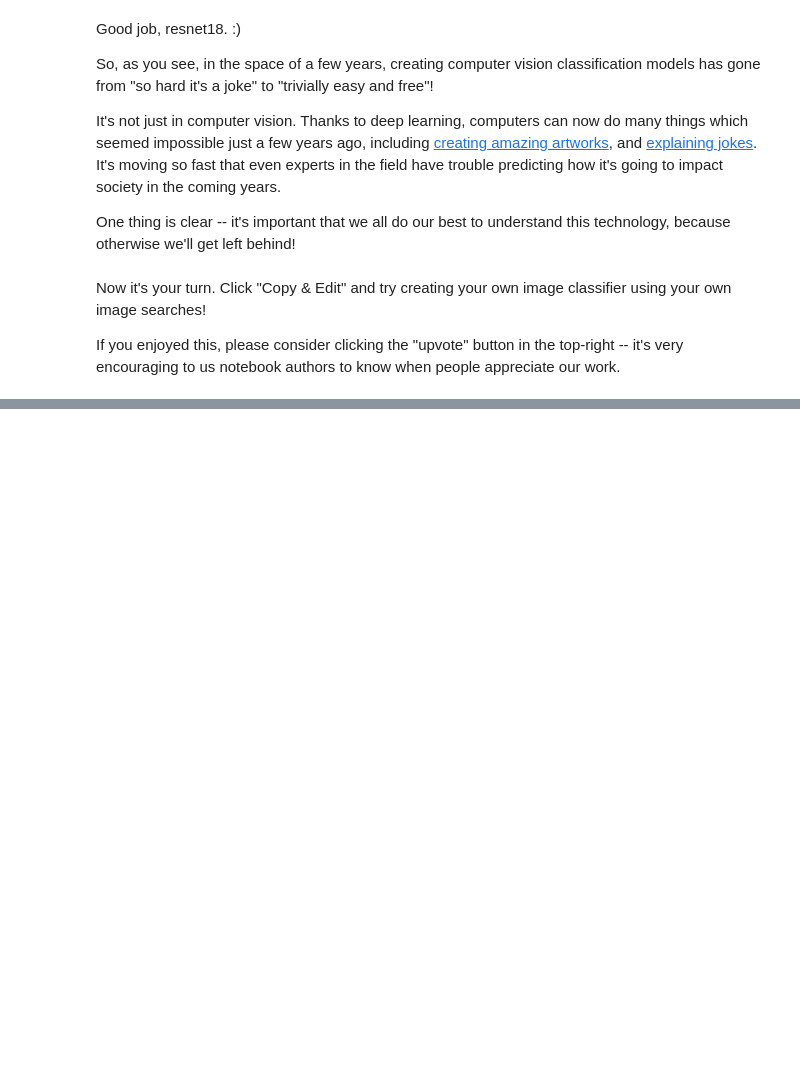
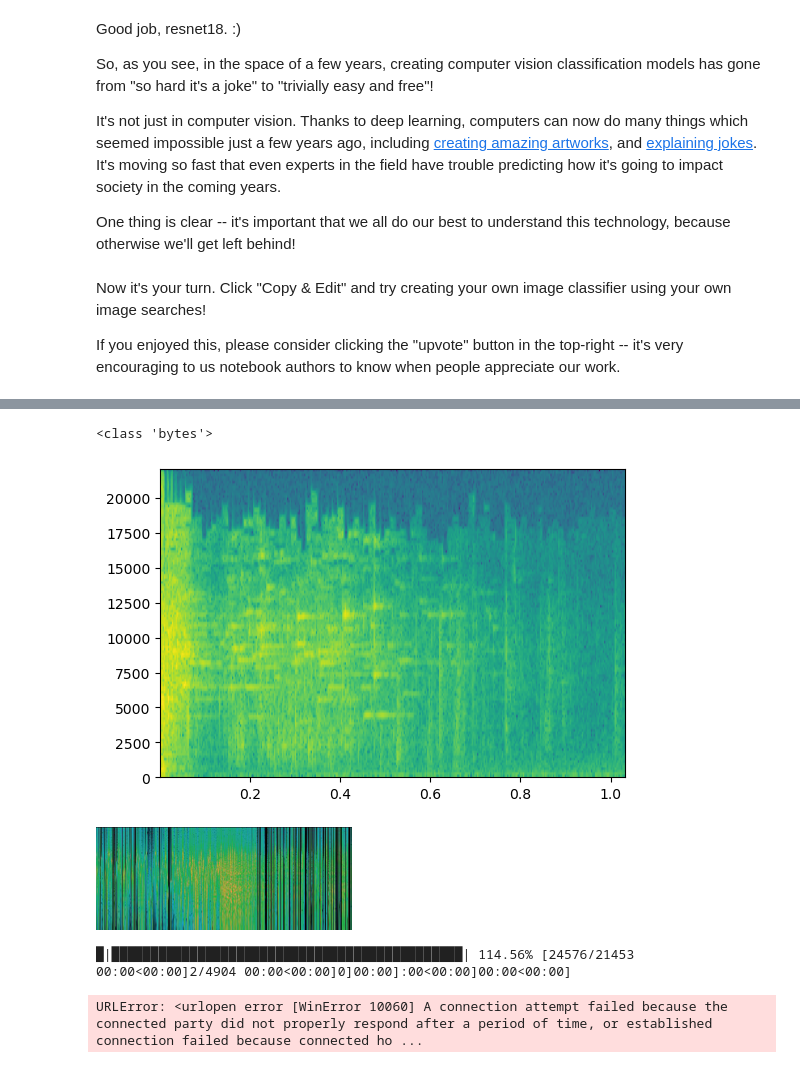
Before and after one commit to Daynil/course22, a Jupyter notebook: 00-is-it-a-bird-creating-a-model-from-your-own-data.ipynb, the cells around one changed output, grey strips where cells are left out. Drawn from its saved outputs; the diff is of its cells as text; code cells hidden in the pictures; blank space fills up the shorter version.

```diff
--- a/00-is-it-a-bird-creating-a-model-from-your-own-data.ipynb
+++ b/00-is-it-a-bird-creating-a-model-from-your-own-data.ipynb
@@ -179,0 +301,68 @@ If you enjoyed this, please consider clicking the "upvote" button in the top-rig
+# %%
+# Download Sounds
+
+auth_header = {'Authorization': f'Bearer {auth_token}'}
+
+test_sound_id = 41348
+
+sound_res = httpx.get(f'https://freesound.org/apiv2/sounds/{test_sound_id}/download/',
+                         headers=auth_header)
+
+# sound_res.headers
+
+sound_content = sound_res.content
+print(type(sound_content))
+# %% [output]
+<class 'bytes'>
+# %%
+from io import BytesIO
+
+with wave.open(BytesIO(sound_content), 'r') as sound_file:
+    frames = sound_file.readframes(-1)
+    sampwidth = sound_file.getsampwidth()
+    channels = sound_file.getnchannels()
+    sound_info = np.frombuffer(frames, dtype='int32')
+    frame_rate = sound_file.getframerate()
+    plt.figure(figsize=(6,4))
+    # plt.axis('off')
+    plt.specgram(sound_info, Fs=frame_rate)
+
+with wave.open('test.wav', 'w') as sound_file:
+    sound_file.setnchannels(channels)
+    sound_file.setsampwidth(sampwidth)
+    sound_file.setframerate(frame_rate)
+    sound_file.writeframes(frames)
+# %% [output]
+[figure, added]
+# %%
+from fastdownload import download_url
+from fastai.vision.all import *
+
+glass_break_res = httpx.get('https://freesound.org/apiv2/search/text/?filter=tag:shatter&fields=id,images&token=' + api_key).json()
+test_res = glass_break_res['results'][0]
+
+dest = str(test_res['id']) + '.jpg'
+download_url(test_res['images']['spectral_bw_m'], dest)
+im = Image.open(dest)
+im.to_thumb(256,256)
+
+# while glass_break_res['next']:
+    # glass_break_ids = glass_break_ids + [sound['id'] for sound in glass_break_res['results']]
+    # glass_break_res = httpx.get(glass_break_res['next'] + '&token=' + api_key).json()
+# %% [output]
+[figure, added]
+# %%
+glass_break_res = httpx.get('https://freesound.org/apiv2/search/text/?filter=tag:shatter&fields=id,images&token=' + api_key).json()
+
+glass_break_path = Path('./datasets/glass_break_or_not/glass_break/')
+
+while glass_break_res['next']:
+    for sound in glass_break_res['results']:
+        try:
+            download_url(sound['images']['spectral_bw_m'], glass_break_path.joinpath(str(sound['id']) + '.jpg'))
+        except Exception:
+            continue
+    glass_break_res = httpx.get(glass_break_res['next'] + '&token=' + api_key).json()
+# %% [output]
+█|█████████████████████████████████████████████| 114.56% [24576/21453 00:00<00:00]2/4904 00:00<00:00]0]00:00]:00<00:00]00:00<00:00]
+URLError: <urlopen error [WinError 10060] A connection attempt failed because the connected party did not properly respond after a period of time, or established connection failed because connected ho ...
```
Also changed, not shown: parts of 16 cells of this notebook, 9 other files.
